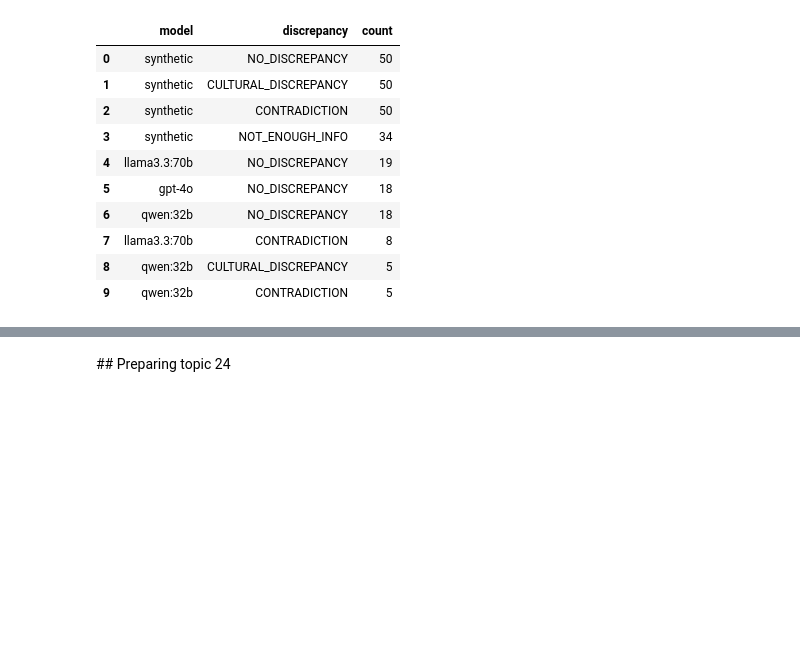
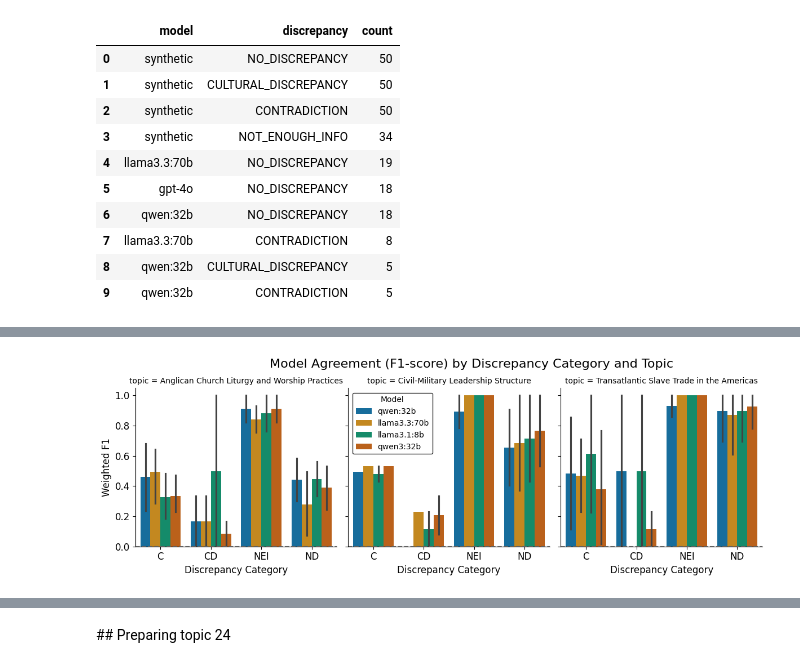
Before and after one commit to AlonsoMad/TFG-LLMs, a Jupyter notebook: notebooks/annotate_relvance-checkpoint.ipynb, the cells around one changed output, grey strips where cells are left out. Saved outputs shown, nothing was run; the diff lists cells and outputs as text; code cells hidden in the pictures; blank space fills up the shorter version.

```diff
--- a/notebooks/annotate_relvance-checkpoint.ipynb
+++ b/notebooks/annotate_relvance-checkpoint.ipynb
@@ -2325,0 +2565,76 @@ plt.show()
+# %%
+import matplotlib.pyplot as plt
+import seaborn as sns
+import pandas as pd
+
+# --- Preprocessing (same as your current setup) ---
+category_labels = {
+    "NO_DISCREPANCY": "ND",
+    "CONTRADICTION": "C",
+    "CULTURAL_DISCREPANCY": "CD",
+    "NOT_ENOUGH_INFO": "NEI"
+}
+agreement_by_category_df["category"] = agreement_by_category_df["category"].replace(category_labels)
+
+# Model order
+model_order = ["qwen:32b", "llama3.3:70b", "gpt-4o", "FEVER-DPLACE-Q"]
+all_models = agreement_by_category_df["model"].unique()
+full_model_order = [m for m in model_order if m in all_models] + [m for m in all_models if m not in model_order]
+
+# Ensure proper ordering
+agreement_by_category_df["model"] = pd.Categorical(agreement_by_category_df["model"], categories=full_model_order, ordered=True)
+agreement_by_category_df["tm"] = pd.Categorical(agreement_by_category_df["tm"])  # Keep tm flexible
+agreement_by_category_df["topic"] = pd.Categorical(agreement_by_category_df["topic"])  # Keep tm flexible
+
+# Melt the DataFrame
+melted_df = agreement_by_category_df.melt(
+    id_vars=["model", "category", "topic"],
+    value_vars=["f1_label", "f1_label2"],
+    var_name="label_source",
+    value_name="F1"
+)
+
+category_order = ["C", "CD", "NEI", "ND"]
+melted_df["category"] = pd.Categorical(melted_df["category"], categories=category_order, ordered=True)
+
+
+# --- Plot using FacetGrid ---
+g = sns.FacetGrid(
+    melted_df,
+    col="topic",
+    col_wrap=3,  # Adjust based on how many subplots you want per row
+    height=4,
+    sharey=True
+)
+
+g.map_dataframe(
+    sns.barplot,
+    x="category", y="F1", hue="model",
+    palette="colorblind", hue_order=full_model_order,
+    order=category_order
+)
+
+# Beautify each subplot
+for ax in g.axes.flat:
+    ax.axhline(0, linestyle="--", color="gray")
+    ax.set_xlabel("Discrepancy Category", fontsize=12)
+    ax.set_ylabel("Weighted F1", fontsize=12)
+    ax.tick_params(axis="x", rotation=0, labelsize=12)
+    ax.tick_params(axis="y", labelsize=12)
+
+# Adjust legend
+g.add_legend(title="Model", fontsize=10, title_fontsize=12)
+g.legend.set_bbox_to_anchor((.45, 0.7))  # Centered below the plots
+g.legend.set_frame_on(True)
+g.legend.get_frame().set_edgecolor("black")
+
+# Save figure
+g.figure.subplots_adjust(top=0.85)
+g.figure.suptitle("Model Agreement (F1-score) by Discrepancy Category and Topic", fontsize=16)
+
+g.savefig("/export/usuarios_ml4ds/ammesa/pics/model_agreement_by_tm.png", dpi=300, bbox_inches="tight")
+plt.savefig("barchart_per_topic.pdf", bbox_inches="tight")
+
+plt.show()
+# %% [output]
+[figure, added]
```
Also changed, not shown: parts of 29 cells of this notebook, 8 other files.
